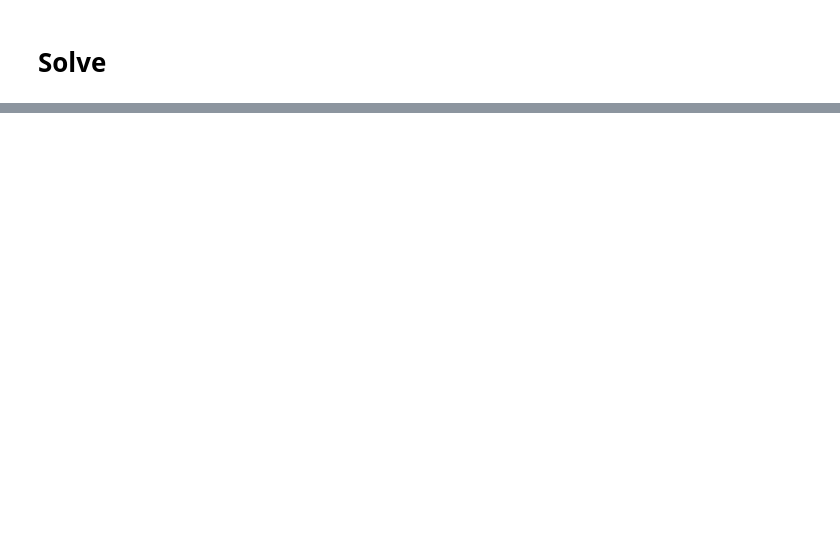
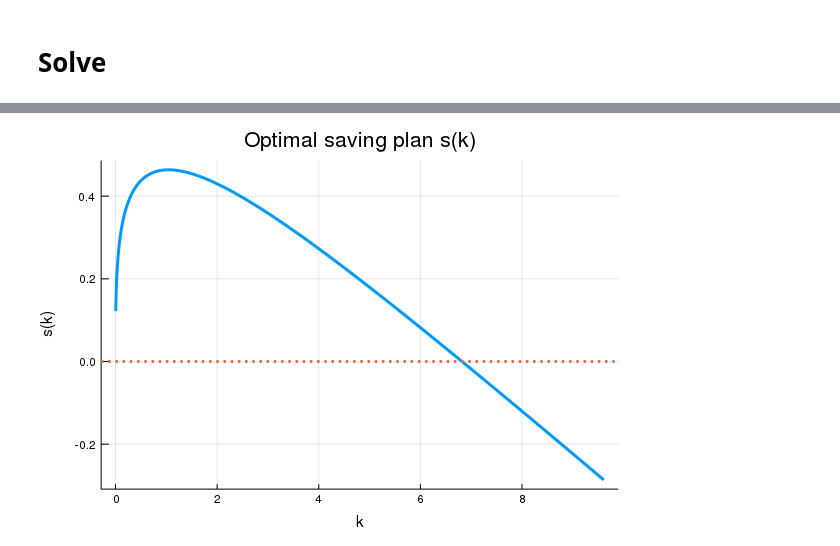
Before and after one commit to ubcecon/computing_and_datascience, a Jupyter notebook: continuous_time_methods/tutorials/growth-hjb-implicit.ipynb, the cells around one changed output, grey strips where cells are left out. Cells and saved outputs as stored; diff of their text form; code cells hidden in the pictures; blank space fills up the shorter version.

```diff
--- a/continuous_time_methods/tutorials/growth-hjb-implicit.ipynb
+++ b/continuous_time_methods/tutorials/growth-hjb-implicit.ipynb
@@ -97,0 +113,8 @@ end
+# %%
+savings = F.(ks) - δ*ks - cs
+plot(ks, savings,
+    linewidth = 3,
+    title="Optimal saving plan s(k)",xaxis="k",yaxis="s(k)",legend=false)
+plot!([.0], st = :hline, linestyle = :dot, lw = 3) # zero saving line
+# %% [output]
+[figure, added]
```
Also changed, not shown: parts of 6 cells of this notebook.
